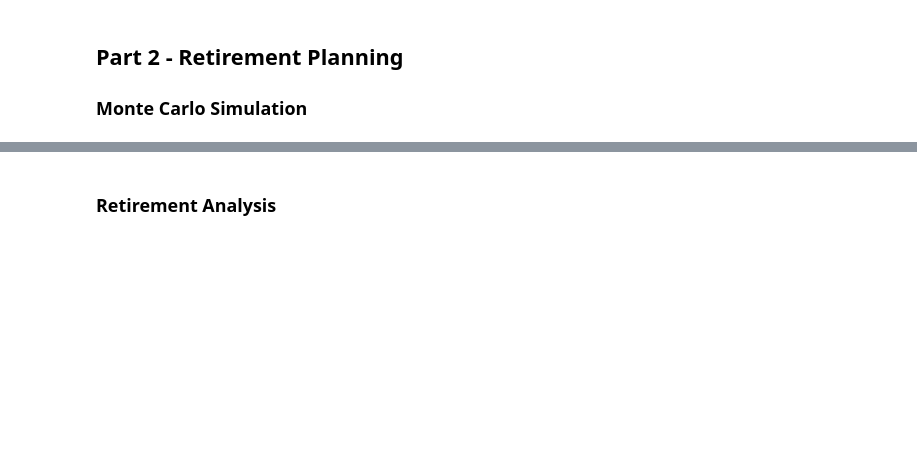
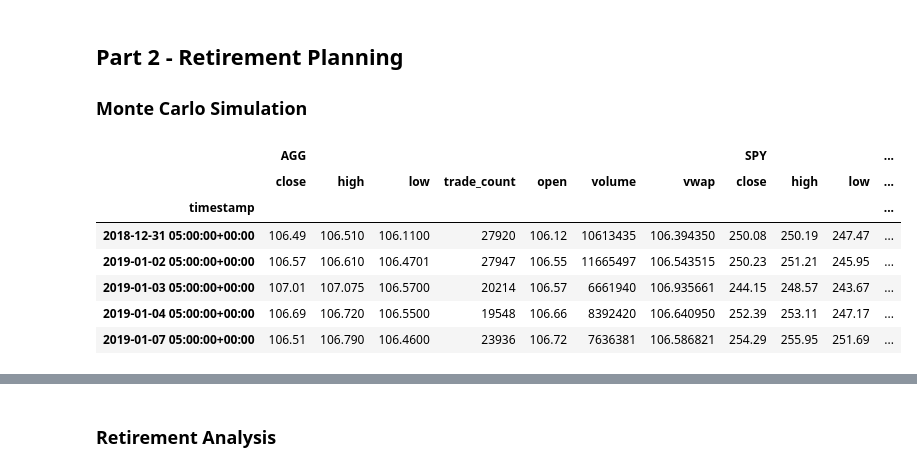
Before and after one commit to knieuwhof/Module-5-Challenge, a Jupyter notebook: financial-planner.ipynb, the cells around one changed output, grey strips where cells are left out. Cells and saved outputs as stored; diff of their text form; code cells hidden in the pictures; blank space fills up the shorter version.

```diff
--- a/financial-planner.ipynb
+++ b/financial-planner.ipynb
@@ -258,14 +258,26 @@ end_date = pd.Timestamp('2021-05-01', tz='America/New_York').isoformat()
 # %%
 # Get 5 years' worth of historical data for SPY and AGG
-# YOUR CODE HERE!
+df_stock_data = alpaca.get_bars(tickers,timeframe, start = start_date, end = end_date).df
 
 # Reorganize the DataFrame
 # Separate ticker data
-# YOUR CODE HERE!
 
+AGG = df_stock_data[df_stock_data['symbol'] == 'AGG']
+AGG = AGG.drop('symbol',axis=1)
+
+SPY = df_stock_data[df_stock_data['symbol'] == 'SPY'].drop('symbol',axis=1)
 
 # Concatenate the ticker DataFrames
-# YOUR CODE HERE!
+df_stock_data = pd.concat([AGG, SPY], axis=1, keys=["AGG", "SPY"])
 
 # Display sample data
 df_stock_data.head()
+# %% [output]
+|  | AGG |  |  |  |  |  |  | SPY |  |  | ... |
+|  | close | high | low | trade_count | open | volume | vwap | close | high | low | ... |
+| timestamp |  |  |  |  |  |  |  |  |  |  | ... |
+| 2018-12-31 05:00:00+00:00 | 106.49 | 106.510 | 106.1100 | 27920 | 106.12 | 10613435 | 106.394350 | 250.08 | 250.19 | 247.47 | ... |
+| 2019-01-02 05:00:00+00:00 | 106.57 | 106.610 | 106.4701 | 27947 | 106.55 | 11665497 | 106.543515 | 250.23 | 251.21 | 245.95 | ... |
+| 2019-01-03 05:00:00+00:00 | 107.01 | 107.075 | 106.5700 | 20214 | 106.57 | 6661940 | 106.935661 | 244.15 | 248.57 | 243.67 | ... |
+| 2019-01-04 05:00:00+00:00 | 106.69 | 106.720 | 106.5500 | 19548 | 106.66 | 8392420 | 106.640950 | 252.39 | 253.11 | 247.17 | ... |
+| 2019-01-07 05:00:00+00:00 | 106.51 | 106.790 | 106.4600 | 23936 | 106.72 | 7636381 | 106.586821 | 254.29 | 255.95 | 251.69 | ... |
```
Also changed, not shown: parts of 12 cells of this notebook.
